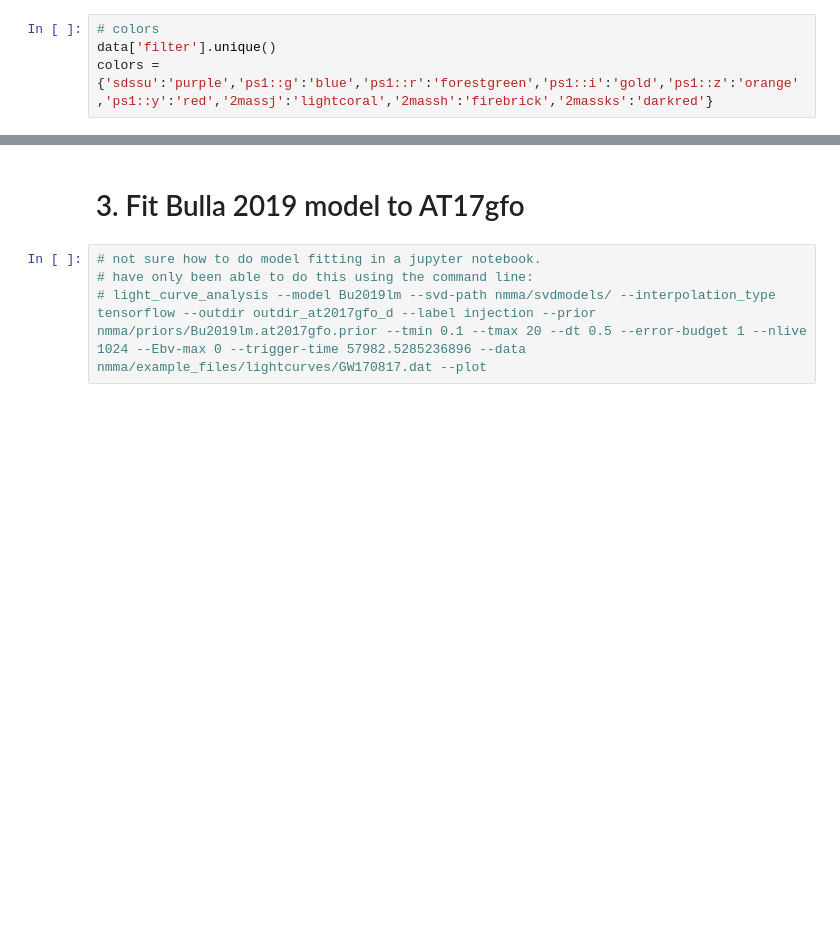
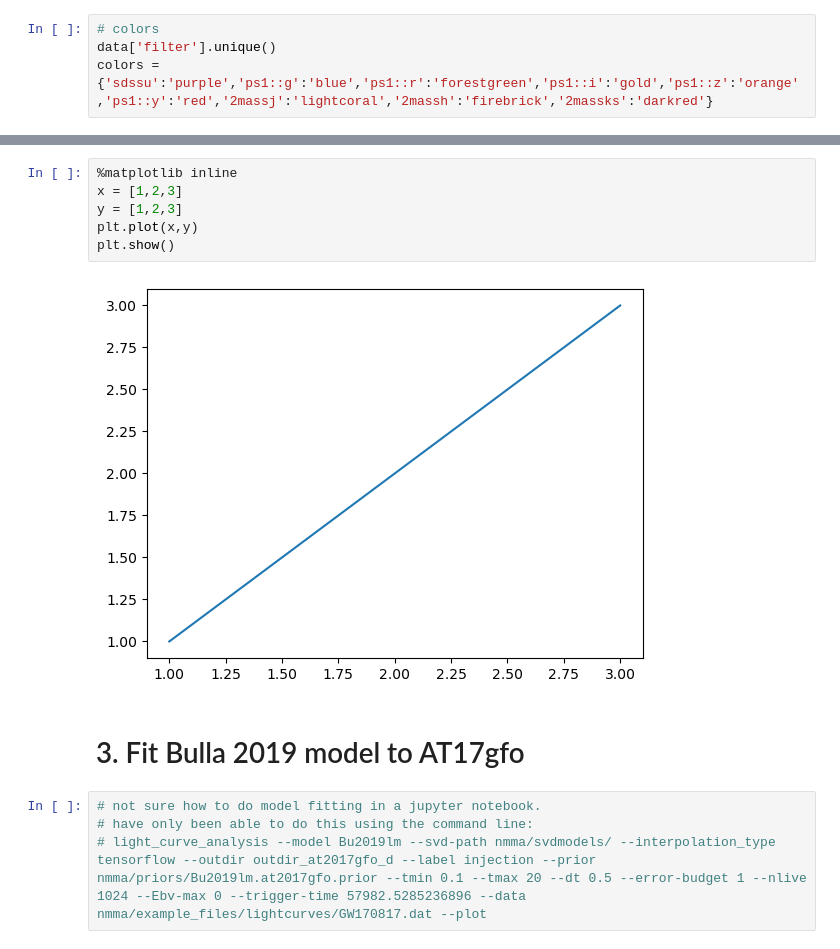
Before and after one commit to natasha-vb/KNTraP-AT2017gfo, a Jupyter notebook: AT2017gfo_lightcurve_tutorial.ipynb, the cells around one changed output, grey strips where cells are left out. Drawn from its saved outputs; the diff is of its cells as text; blank space fills up the shorter version.

```diff
--- a/AT2017gfo_lightcurve_tutorial.ipynb
+++ b/AT2017gfo_lightcurve_tutorial.ipynb
@@ -125,3 +104,11 @@ plt.show()
+# %%
+%matplotlib inline
+x = [1,2,3]
+y = [1,2,3]
+plt.plot(x,y)
+plt.show()
+# %% [output]
+[figure, added]
 # %% [markdown]
 # 3. Fit Bulla 2019 model to AT17gfo
 # %%
```
Also changed, not shown: parts of 8 cells of this notebook, 1 other file.
